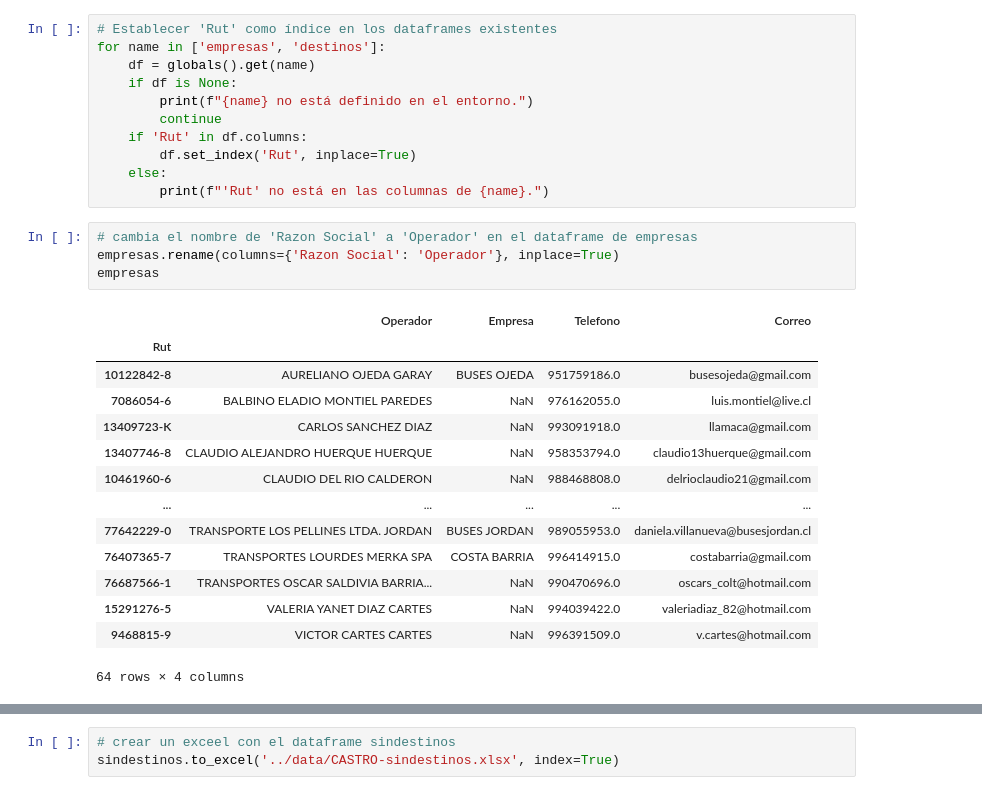
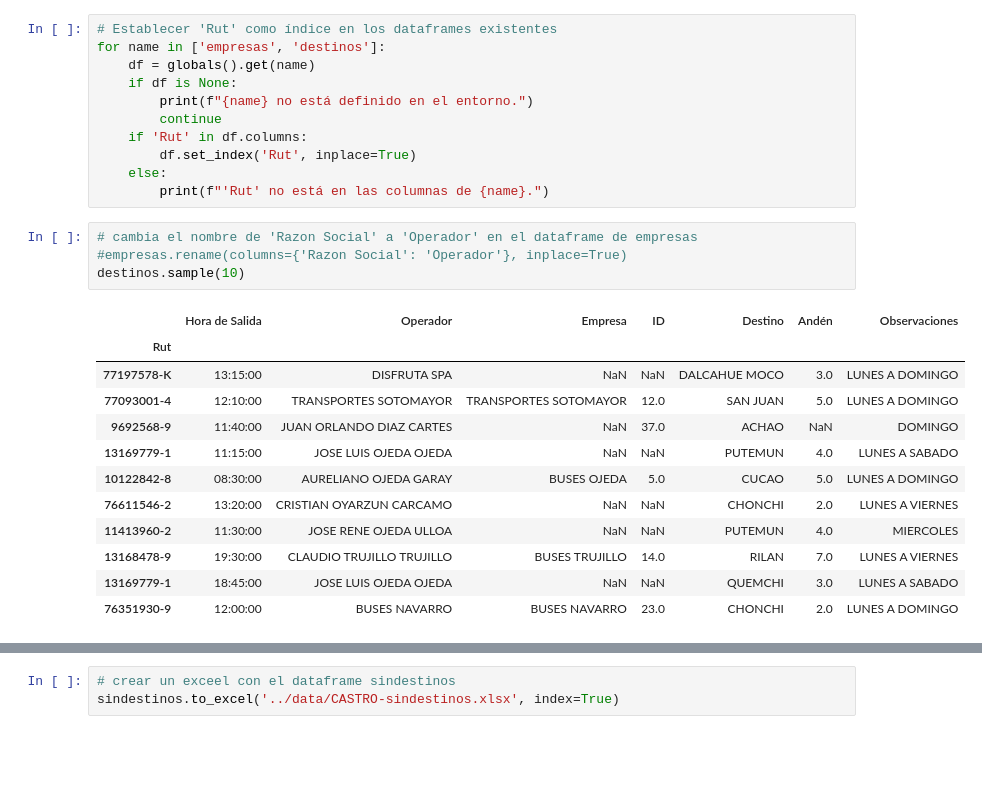
Before and after one commit to paranedagarcia/Cienciadedatos, a Jupyter notebook: 4.Analisis de datos/castro.ipynb, the cells around one changed output, grey strips where cells are left out. Cells and saved outputs as stored; diff of their text form; blank space fills up the shorter version.

```diff
--- a/4.Analisis de datos/castro.ipynb
+++ b/4.Analisis de datos/castro.ipynb
@@ -25,20 +50,18 @@ for name in ['empresas', 'destinos']:
         print(f"'Rut' no está en las columnas de {name}.")
 # %%
 # cambia el nombre de 'Razon Social' a 'Operador' en el dataframe de empresas
-empresas.rename(columns={'Razon Social': 'Operador'}, inplace=True)
-empresas
+#empresas.rename(columns={'Razon Social': 'Operador'}, inplace=True)
+destinos.sample(10)
 # %% [output]
-|  | Operador | Empresa | Telefono | Correo |
-| Rut |  |  |  |  |
-| 10122842-8 | AURELIANO OJEDA GARAY | BUSES OJEDA | 951759186.0 | busesojeda@gmail.com |
-| 7086054-6 | BALBINO ELADIO MONTIEL PAREDES | NaN | 976162055.0 | luis.montiel@live.cl |
-| 13409723-K | CARLOS SANCHEZ DIAZ | NaN | 993091918.0 | llamaca@gmail.com |
-| 13407746-8 | CLAUDIO ALEJANDRO HUERQUE HUERQUE | NaN | 958353794.0 | claudio13huerque@gmail.com |
-| 10461960-6 | CLAUDIO DEL RIO CALDERON | NaN | 988468808.0 | delrioclaudio21@gmail.com |
-| ... | ... | ... | ... | ... |
-| 77642229-0 | TRANSPORTE LOS PELLINES LTDA. JORDAN | BUSES JORDAN | 989055953.0 | daniela.villanueva@busesjordan.cl |
-| 76407365-7 | TRANSPORTES LOURDES MERKA SPA | COSTA BARRIA | 996414915.0 | costabarria@gmail.com |
-| 76687566-1 | TRANSPORTES OSCAR SALDIVIA BARRIA... | NaN | 990470696.0 | oscars_colt@hotmail.com |
-| 15291276-5 | VALERIA YANET DIAZ CARTES | NaN | 994039422.0 | valeriadiaz_82@hotmail.com |
-| 9468815-9 | VICTOR CARTES CARTES | NaN | 996391509.0 | v.cartes@hotmail.com |
+|  | Hora de Salida | Operador | Empresa | ID | Destino | Andén | Observaciones |
+| Rut |  |  |  |  |  |  |  |
+| 77197578-K | 13:15:00 | DISFRUTA SPA | NaN | NaN | DALCAHUE MOCO | 3.0 | LUNES A DOMINGO |
+| 77093001-4 | 12:10:00 | TRANSPORTES SOTOMAYOR | TRANSPORTES SOTOMAYOR | 12.0 | SAN JUAN | 5.0 | LUNES A DOMINGO |
+| 9692568-9 | 11:40:00 | JUAN ORLANDO DIAZ CARTES | NaN | 37.0 | ACHAO | NaN | DOMINGO |
+| 13169779-1 | 11:15:00 | JOSE LUIS OJEDA OJEDA | NaN | NaN | PUTEMUN | 4.0 | LUNES A SABADO |
+| 10122842-8 | 08:30:00 | AURELIANO OJEDA GARAY | BUSES OJEDA | 5.0 | CUCAO | 5.0 | LUNES A DOMINGO |
+| 76611546-2 | 13:20:00 | CRISTIAN OYARZUN CARCAMO | NaN | NaN | CHONCHI | 2.0 | LUNES A VIERNES |
+| 11413960-2 | 11:30:00 | JOSE RENE OJEDA ULLOA | NaN | NaN | PUTEMUN | 4.0 | MIERCOLES |
+| 13168478-9 | 19:30:00 | CLAUDIO TRUJILLO TRUJILLO | BUSES TRUJILLO | 14.0 | RILAN | 7.0 | LUNES A VIERNES |
+| 13169779-1 | 18:45:00 | JOSE LUIS OJEDA OJEDA | NaN | NaN | QUEMCHI | 3.0 | LUNES A SABADO |
+| 76351930-9 | 12:00:00 | BUSES NAVARRO | BUSES NAVARRO | 23.0 | CHONCHI | 2.0 | LUNES A DOMINGO |
-64 rows × 4 columns
```
Also changed, not shown: parts of 4 cells of this notebook, 3 other files.
